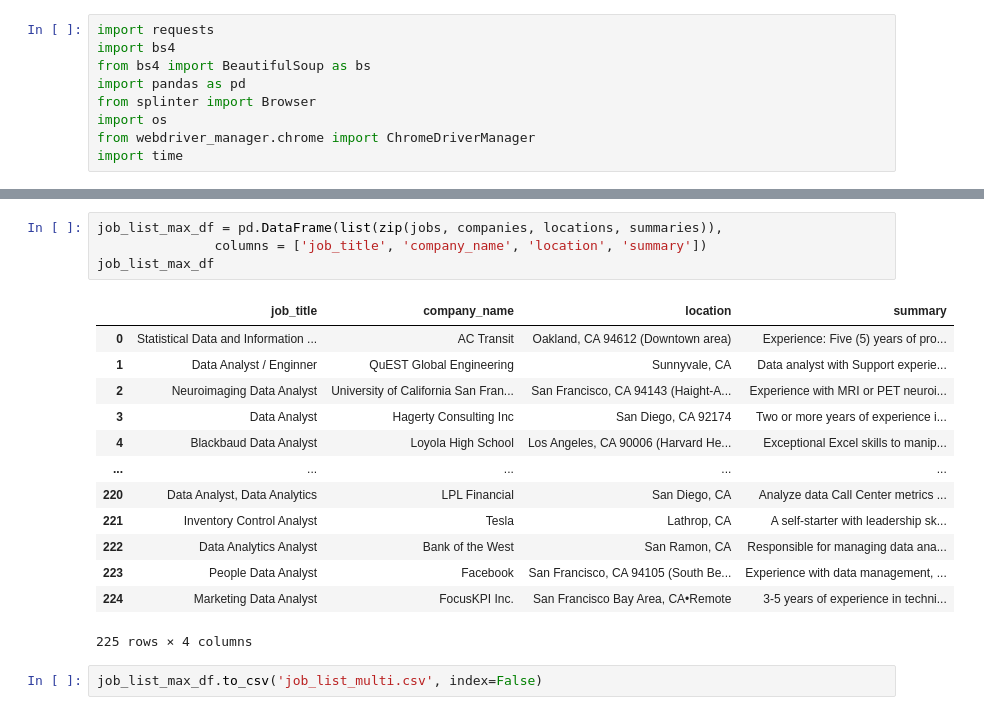
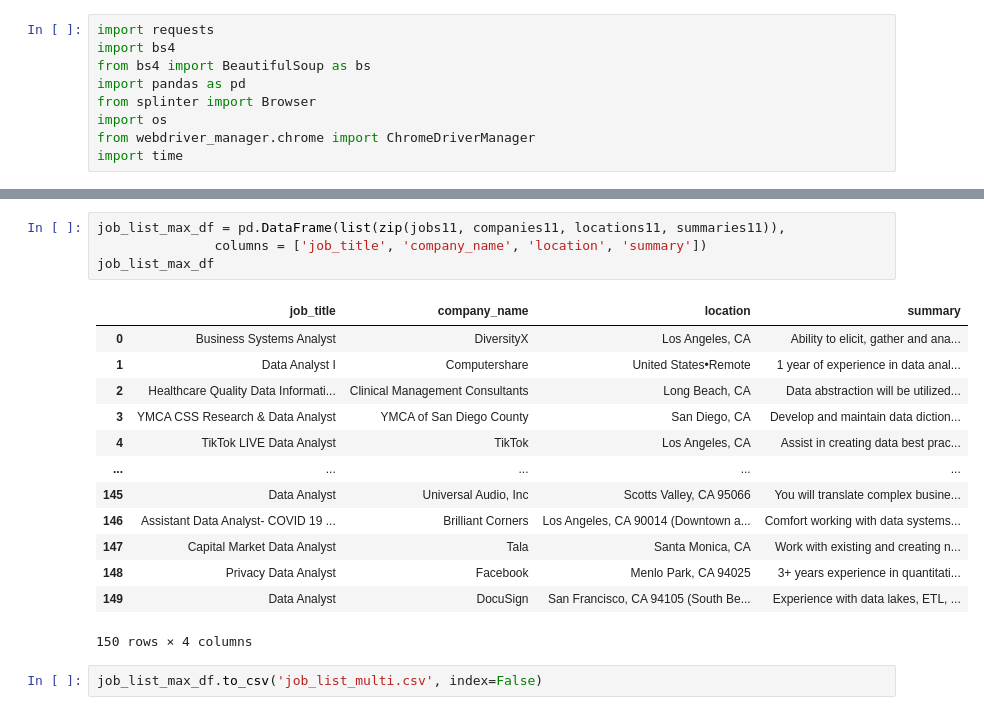
Before and after one commit to Heyitskochi/Final-Project, a Jupyter notebook: scraper_multi.ipynb, the cells around one changed output, grey strips where cells are left out. Drawn from its saved outputs; the diff is of its cells as text.

```diff
--- a/scraper_multi.ipynb
+++ b/scraper_multi.ipynb
@@ -151,20 +150,20 @@ summaries
 # %%
-job_list_max_df = pd.DataFrame(list(zip(jobs, companies, locations, summaries)),
+job_list_max_df = pd.DataFrame(list(zip(jobs11, companies11, locations11, summaries11)),
                columns = ['job_title', 'company_name', 'location', 'summary'])
 job_list_max_df
 # %% [output]
 |  | job_title | company_name | location | summary |
-| 0 | Statistical Data and Information ... | AC Transit | Oakland, CA 94612 (Downtown area) | Experience: Five (5) years of pro... |
-| 1 | Data Analyst / Enginner | QuEST Global Engineering | Sunnyvale, CA | Data analyst with Support experie... |
-| 2 | Neuroimaging Data Analyst | University of California San Fran... | San Francisco, CA 94143 (Haight-A... | Experience with MRI or PET neuroi... |
-| 3 | Data Analyst | Hagerty Consulting Inc | San Diego, CA 92174 | Two or more years of experience i... |
-| 4 | Blackbaud Data Analyst | Loyola High School | Los Angeles, CA 90006 (Harvard He... | Exceptional Excel skills to manip... |
+| 0 | Business Systems Analyst | DiversityX | Los Angeles, CA | Ability to elicit, gather and ana... |
+| 1 | Data Analyst I | Computershare | United States•Remote | 1 year of experience in data anal... |
+| 2 | Healthcare Quality Data Informati... | Clinical Management Consultants | Long Beach, CA | Data abstraction will be utilized... |
+| 3 | YMCA CSS Research & Data Analyst | YMCA of San Diego County | San Diego, CA | Develop and maintain data diction... |
+| 4 | TikTok LIVE Data Analyst | TikTok | Los Angeles, CA | Assist in creating data best prac... |
 | ... | ... | ... | ... | ... |
-| 220 | Data Analyst, Data Analytics | LPL Financial | San Diego, CA | Analyze data Call Center metrics ... |
-| 221 | Inventory Control Analyst | Tesla | Lathrop, CA | A self-starter with leadership sk... |
-| 222 | Data Analytics Analyst | Bank of the West | San Ramon, CA | Responsible for managing data ana... |
-| 223 | People Data Analyst | Facebook | San Francisco, CA 94105 (South Be... | Experience with data management, ... |
-| 224 | Marketing Data Analyst | FocusKPI Inc. | San Francisco Bay Area, CA•Remote | 3-5 years of experience in techni... |
+| 145 | Data Analyst | Universal Audio, Inc | Scotts Valley, CA 95066 | You will translate complex busine... |
+| 146 | Assistant Data Analyst- COVID 19 ... | Brilliant Corners | Los Angeles, CA 90014 (Downtown a... | Comfort working with data systems... |
+| 147 | Capital Market Data Analyst | Tala | Santa Monica, CA | Work with existing and creating n... |
+| 148 | Privacy Data Analyst | Facebook | Menlo Park, CA 94025 | 3+ years experience in quantitati... |
+| 149 | Data Analyst | DocuSign | San Francisco, CA 94105 (South Be... | Experience with data lakes, ETL, ... |
-225 rows × 4 columns
+150 rows × 4 columns
 # %%
 job_list_max_df.to_csv('job_list_multi.csv', index=False)
```
Also changed, not shown: parts of 10 cells of this notebook, 1 other file.
